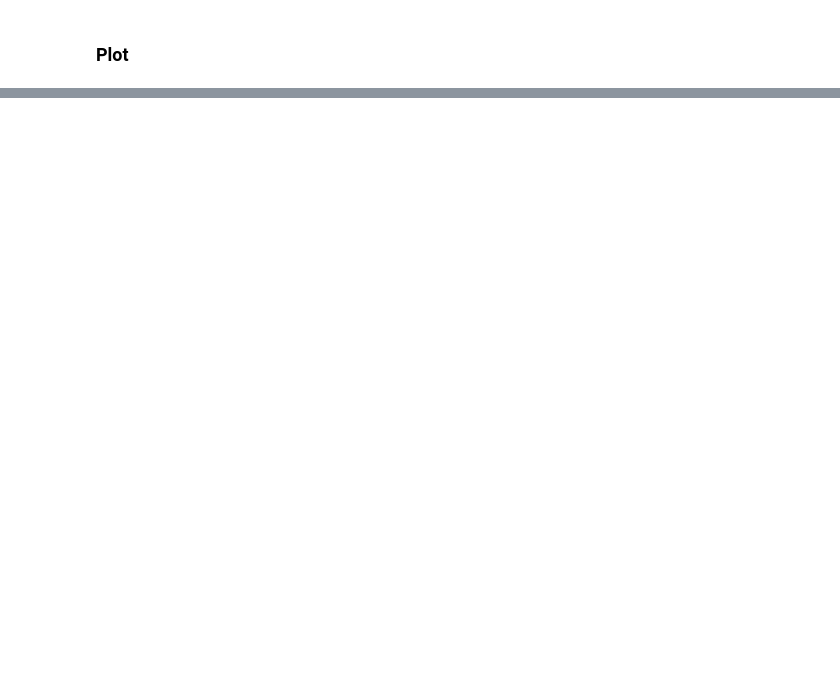
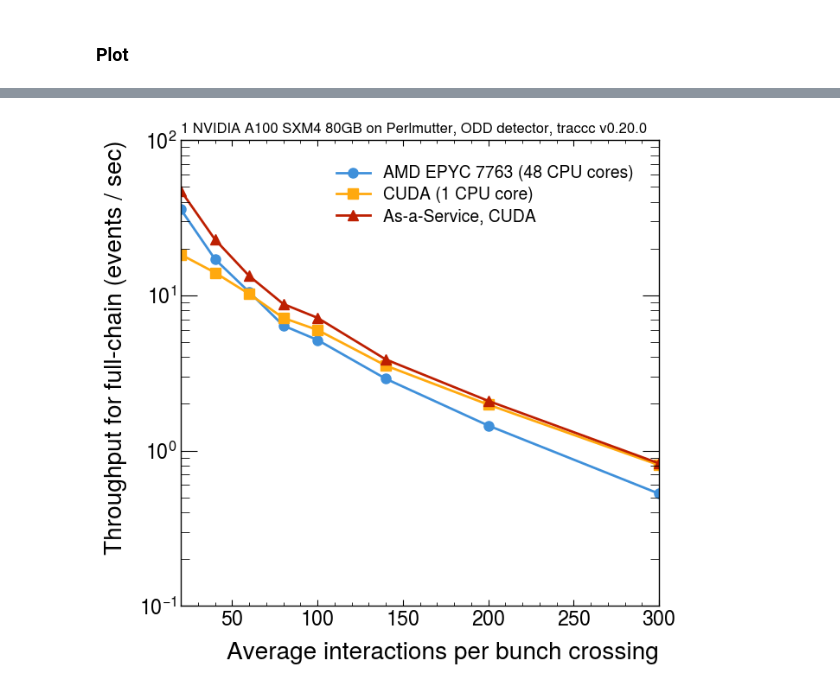
Before and after one commit to milescb/traccc-aaS-performance, a Jupyter notebook: notebooks/compare_cpu_gpu_traccc.ipynb, the cells around one changed output, grey strips where cells are left out. Cells and saved outputs as stored; diff of their text form; code cells hidden in the pictures; blank space fills up the shorter version.

```diff
--- a/notebooks/compare_cpu_gpu_traccc.ipynb
+++ b/notebooks/compare_cpu_gpu_traccc.ipynb
@@ -49,0 +84,12 @@ plt.savefig(f'{log_dir}/mu_vs_throughput.pdf', bbox_inches='tight')
+# %%
+pattern = os.path.join('data', 'traccc-aaS_nominal_mu*_10event')
+mu_dirs = glob.glob(pattern)
+
+data = []
+for mu_dir in mu_dirs:
+    mu_value = extract_mu_value(mu_dir)
+    if mu_value is not None:
+        throughput = get_max_throughput(mu_dir)
+        if throughput is not None:
+            data.append((mu_value, throughput))
+data
@@ -49,0 +105,19 @@ plt.savefig(f'{log_dir}/mu_vs_throughput.pdf', bbox_inches='tight')
+# %%
+# sort data by mu value
+data = sorted(data, key=lambda x: x[0])
+mu_values = [x[0] for x in data]
+throughputs = [x[1] for x in data]
+# %%
+plt.figure(figsize=(7, 7))
+plt.plot(cpu_mu, cpu_time, label='AMD EPYC 7763 (48 CPU cores)', marker='o')
+plt.plot(gpu_mu, gpu_time, label='CUDA (1 CPU core)', marker='s')
+plt.plot(mu_values, throughputs, label='As-a-Service, CUDA', marker='^')
+plt.xlabel('Average interactions per bunch crossing', loc='right')
+plt.ylabel('Throughput for full-chain (events / sec)', loc='top')
+plt.title(TITLE, loc='left', fontsize=12)
+plt.xlim(20, 300)
+plt.legend()
+plt.yscale('log')
+plt.show()
+# %% [output]
+[figure, added]
```
Also changed, not shown: parts of 9 cells of this notebook.
